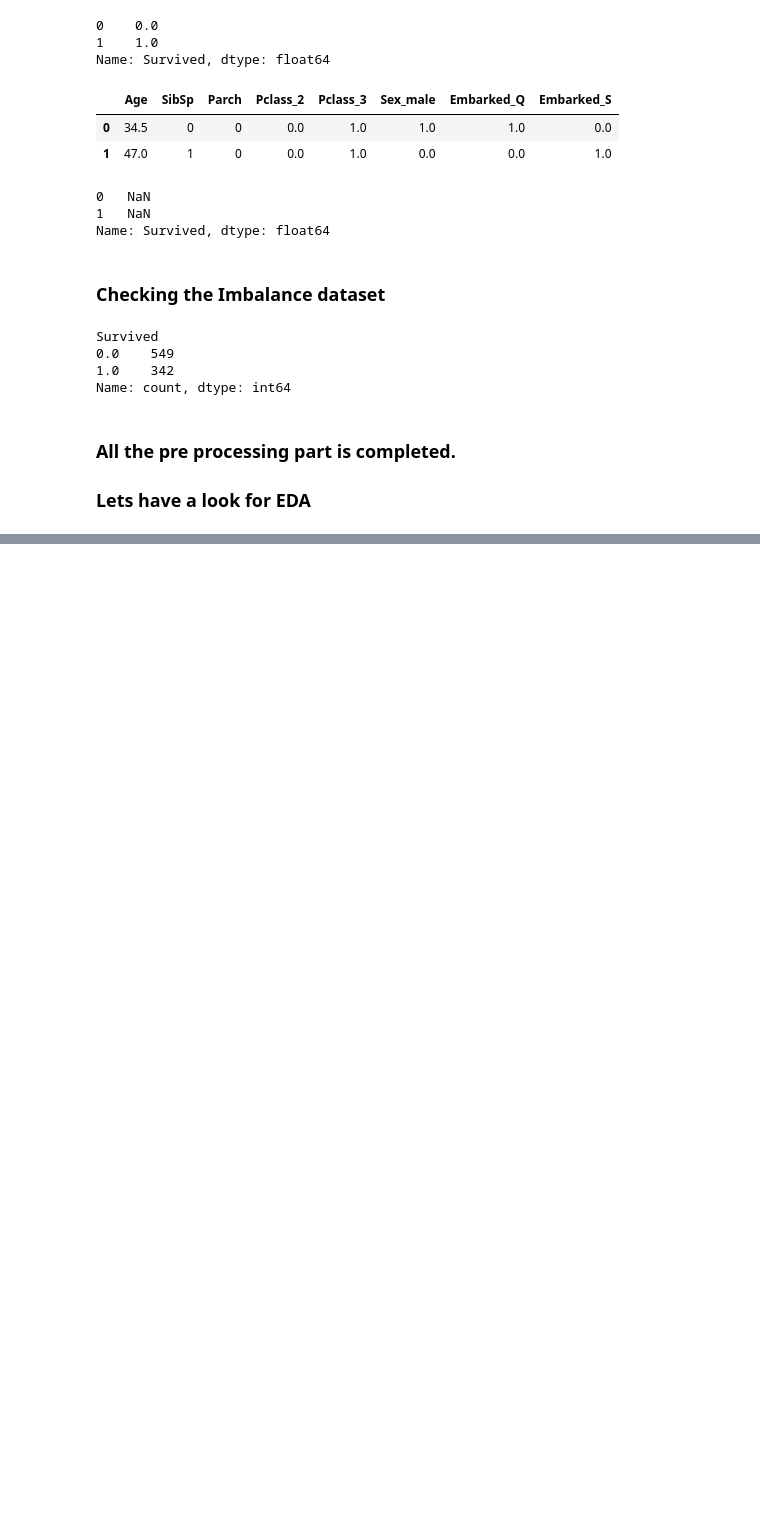
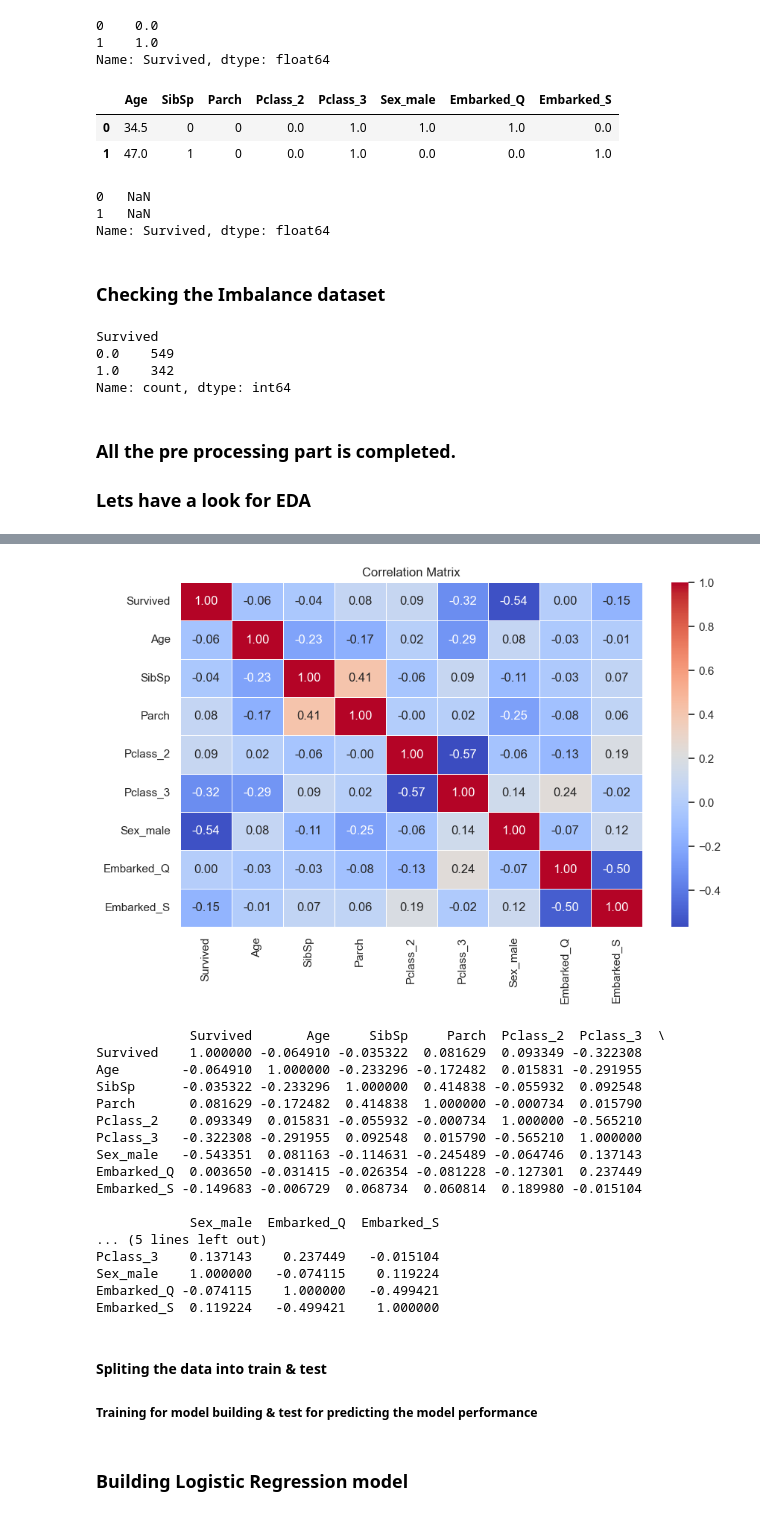
Before and after one commit to Jayshankar10/ML-Projects, a Jupyter notebook: 2-Logistic Regression/Norebook Experiment/Titanic data.ipynb, the cells around one changed output, grey strips where cells are left out. Drawn from its saved outputs; the diff is of its cells as text; code cells hidden in the pictures; blank space fills up the shorter version.

```diff
--- a/2-Logistic Regression/Norebook Experiment/Titanic data.ipynb
+++ b/2-Logistic Regression/Norebook Experiment/Titanic data.ipynb
@@ -401,0 +366,32 @@ https://gist.github.com/mwaskom/de44147ed2974457ad6372750bbe5751
+# %%
+correlation_matrix = train.corr()
+
+# Plotting the correlation matrix
+plt.figure(figsize=(10, 6))
+sns.heatmap(correlation_matrix, annot=True, cmap='coolwarm',fmt=".2f", linewidths=.4)
+plt.title('Correlation Matrix')
+plt.show()
+
+print(correlation_matrix)
+# %% [output]
+[figure, added]
+            Survived       Age     SibSp     Parch  Pclass_2  Pclass_3  \
+Survived    1.000000 -0.064910 -0.035322  0.081629  0.093349 -0.322308
+Age        -0.064910  1.000000 -0.233296 -0.172482  0.015831 -0.291955
+SibSp      -0.035322 -0.233296  1.000000  0.414838 -0.055932  0.092548
+Parch       0.081629 -0.172482  0.414838  1.000000 -0.000734  0.015790
+Pclass_2    0.093349  0.015831 -0.055932 -0.000734  1.000000 -0.565210
+Pclass_3   -0.322308 -0.291955  0.092548  0.015790 -0.565210  1.000000
+Sex_male   -0.543351  0.081163 -0.114631 -0.245489 -0.064746  0.137143
+Embarked_Q  0.003650 -0.031415 -0.026354 -0.081228 -0.127301  0.237449
+Embarked_S -0.149683 -0.006729  0.068734  0.060814  0.189980 -0.015104
+
+            Sex_male  Embarked_Q  Embarked_S
+... (5 lines left out)
+Pclass_3    0.137143    0.237449   -0.015104
+Sex_male    1.000000   -0.074115    0.119224
+Embarked_Q -0.074115    1.000000   -0.499421
+Embarked_S  0.119224   -0.499421    1.000000
+# %% [markdown]
+#### Spliting the data into train & test
+##### Training for model building & test for predicting the model performance
@@ -401,0 +401,2 @@ https://gist.github.com/mwaskom/de44147ed2974457ad6372750bbe5751
+# %% [markdown]
+### Building Logistic Regression model
```
Also changed, not shown: parts of 4 cells of this notebook.
